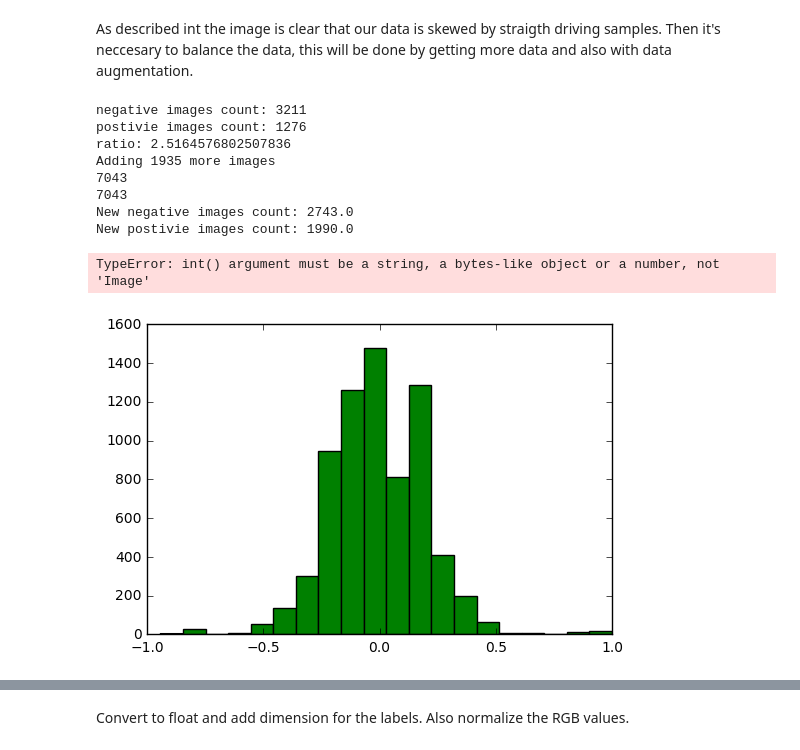
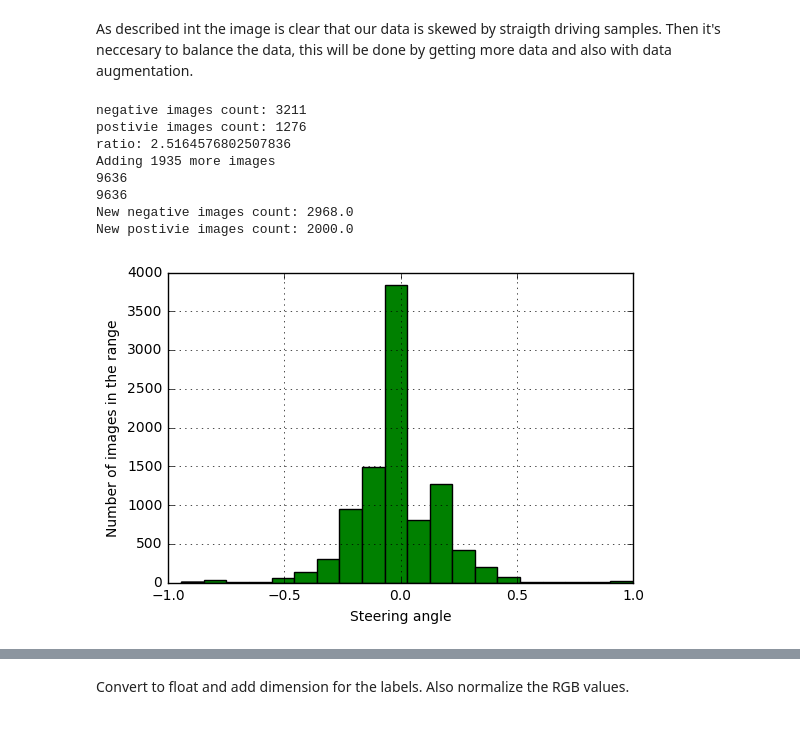
Before and after one commit to yhoazk/CarND-Behavioral-Cloning-P3, a Jupyter notebook: ExploreAndPreprocessData.ipynb, the cells around one changed output, grey strips where cells are left out. Cells and saved outputs as stored; diff of their text form; code cells hidden in the pictures.

```diff
--- a/ExploreAndPreprocessData.ipynb
+++ b/ExploreAndPreprocessData.ipynb
@@ -198,40 +198,39 @@ if ratio_np > 1.2:
             if noImgs > 0:
                 noImgs -=1
                 new_Img, new_label = mirror(img, label)
                 X.append(new_Img)
 
                 y.append(new_label)
 
 print(len(X))
 print(len(y))
 
 
 
 ### Re print the graph
 
 n, bins, _ = plt.hist(y, facecolor='green',  bins=20)
 print("New negative images count: " + str(sum(n[0:9])) )
 print("New postivie images count: " + str(sum(n[11:19])) )
 ext_X = []
 for nx in X:
     ext_X.append(np.asarray(nx))
 del X
-X =
+X = ext_X
 plt.xlabel('Steering angle')
 plt.ylabel('Number of images in the range')
 plt.grid(True)
 plt.show()
 # %% [output]
 negative images count: 3211
 postivie images count: 1276
 ratio: 2.5164576802507836
 Adding 1935 more images
-7043
-7043
-New negative images count: 2743.0
-New postivie images count: 1990.0
+9636
+9636
+New negative images count: 2968.0
+New postivie images count: 2000.0
-TypeError: int() argument must be a string, a bytes-like object or a number, not 'Image'
-[figure, old version]
+[figure, new version]
 # %%
 import gc
 gc.collect()
```
Also changed, not shown: parts of 6 cells of this notebook.
